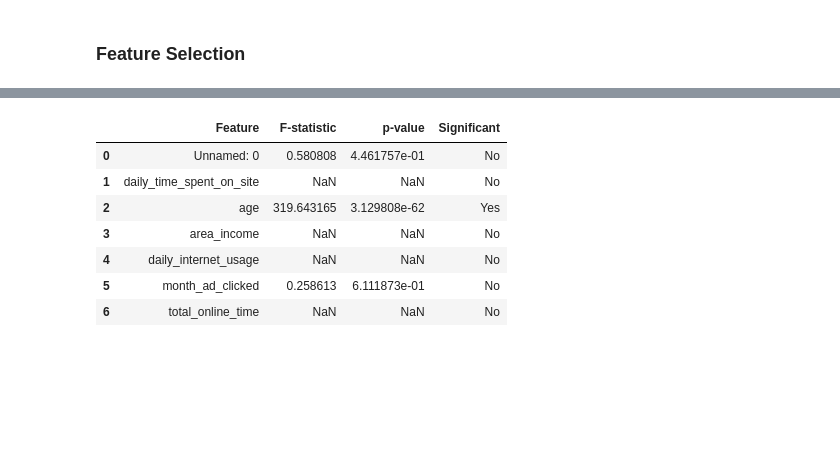
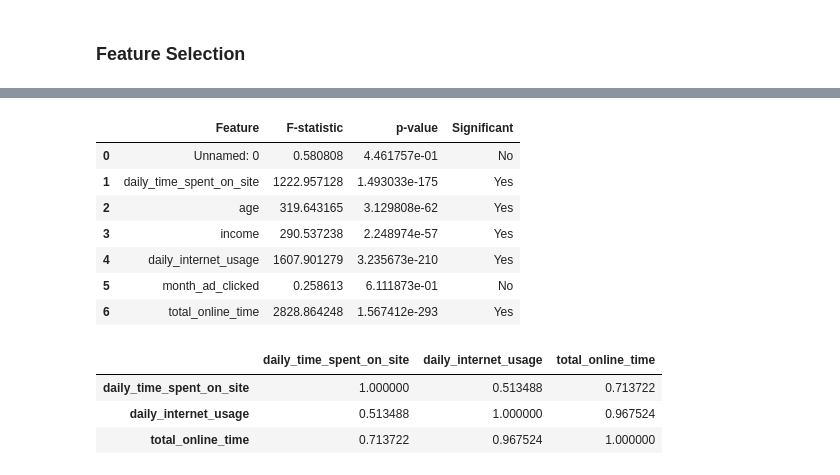
Before and after one commit to azaryasph/Predict-Customer-Clicked-Ads-Classification-By-Using-Machine-Learning, a Jupyter notebook: Predict Customer Clicked Ads Classification By Using Machine Learning.ipynb, the cells around one changed output, grey strips where cells are left out. Cells and saved outputs as stored; diff of their text form; code cells hidden in the pictures; blank space fills up the shorter version.

```diff
--- a/Predict Customer Clicked Ads Classification By Using Machine Learning.ipynb
+++ b/Predict Customer Clicked Ads Classification By Using Machine Learning.ipynb
@@ -350,0 +310,8 @@ plt.show()
+# %%
+num = dfe[['daily_time_spent_on_site', 'age', 'income', 'daily_internet_usage', 'clicked_on_ad']]
+fig, ax = plt.subplots(2, 2, figsize=(22,10))
+fig.set_facecolor('#FFEAA7')
+
+for i, subplot in zip(num.columns, ax.flatten()):
+    sns.kdeplot(x=i, data=num, hue=dfe['clicked_on_ad'], palette='hls', fill=True, alpha=0.5, ax=subplot)
+    subplot.set_title(f'Distribution of {i} vs Clicked on Ad')
@@ -393,0 +455,31 @@ for column in categorical_col:
+# %%
+# Define a function to perform Chi-Square test
+def chi_square_test(df, var1, var2):
+    # Create a cross-tabulation of two Series
+    crosstab = pd.crosstab(df[var1], df[var2])
+
+    # Perform Chi-Square test and get the test statistic, p-value, degrees of freedom and expected frequencies
+    stat, p, dof, expected = chi2_contingency(crosstab)
+
+    # Determine the result of the test
+    result = 'Reject H0' if p <= 0.05 else 'Fail to Reject H0'
+
+    # Return the result as a DataFrame
+    return pd.DataFrame({'Variable': [var1], 'p-value': [p], 'Result': [result]})
+
+# Get a list of all categorical columns in the DataFrame
+categorical_col = dfp.select_dtypes(include='object').columns.tolist()
+
+results = []  # Initialize an empty list to store the results
+
+# Perform Chi-Square test for each categorical column against 'clicked_on_ad'
+for column in categorical_col:
+    if column != 'clicked_on_ad':
+        result = chi_square_test(dfp, column, 'clicked_on_ad')
+        results.append(result)  # Append the result to the list
+
+# Concatenate all results into a single DataFrame
+results_df = pd.concat(results, ignore_index=True)
+
+# Display the results
+results_df
@@ -394,29 +493,37 @@ for column in categorical_col:
 # %%
 # Get the list of numerical columns
-numerical_columns = dfe.select_dtypes(include=['int64', 'float64']).columns.tolist()
+numerical_columns = dfp.select_dtypes(include=['int64', 'float64']).columns.tolist()
 
 # Initialize an empty DataFrame to store the results
 annova_results = pd.DataFrame(columns=['Feature', 'F-statistic', 'p-value', 'Significant'])
 
 # perform ANOVA for each numerical column
 for i, column in enumerate(numerical_columns):
-    groups = dfe.groupby('clicked_on_ad')[column].apply(list)
+    groups = dfp.groupby('clicked_on_ad')[column].apply(list)
     f_stat, p_value = stats.f_oneway(*groups)
 
     # Determine whether the correlation is significant
     significant = 'Yes' if p_value <= 0.05 else 'No'
 
     # Add the results to the DataFrame
     annova_results.loc[i] = [column, f_stat, p_value, significant]
 
 # Display the results
 annova_results
 # %% [output]
 |  | Feature | F-statistic | p-value | Significant |
 | 0 | Unnamed: 0 | 0.580808 | 4.461757e-01 | No |
-| 1 | daily_time_spent_on_site | NaN | NaN | No |
+| 1 | daily_time_spent_on_site | 1222.957128 | 1.493033e-175 | Yes |
 | 2 | age | 319.643165 | 3.129808e-62 | Yes |
-| 3 | area_income | NaN | NaN | No |
-| 4 | daily_internet_usage | NaN | NaN | No |
+| 3 | income | 290.537238 | 2.248974e-57 | Yes |
+| 4 | daily_internet_usage | 1607.901279 | 3.235673e-210 | Yes |
 | 5 | month_ad_clicked | 0.258613 | 6.111873e-01 | No |
-| 6 | total_online_time | NaN | NaN | No |
+| 6 | total_online_time | 2828.864248 | 1.567412e-293 | Yes |
+# %%
+correlation_matrix = dfp[['daily_time_spent_on_site', 'daily_internet_usage', 'total_online_time']].corr()
+correlation_matrix
+# %% [output]
+|  | daily_time_spent_on_site | daily_internet_usage | total_online_time |
+| daily_time_spent_on_site | 1.000000 | 0.513488 | 0.713722 |
+| daily_internet_usage | 0.513488 | 1.000000 | 0.967524 |
+| total_online_time | 0.713722 | 0.967524 | 1.000000 |
```
Also changed, not shown: parts of 60 cells of this notebook.
